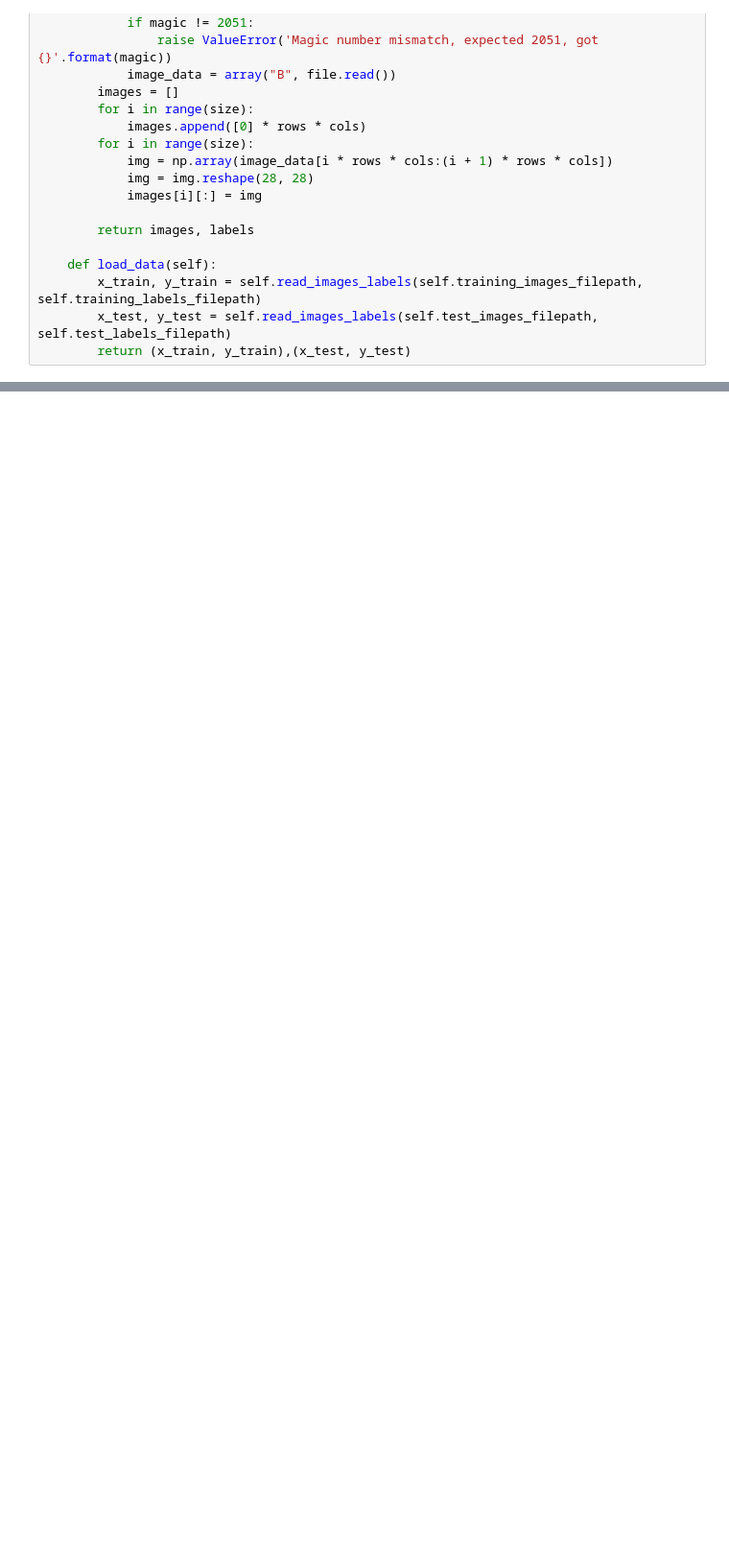
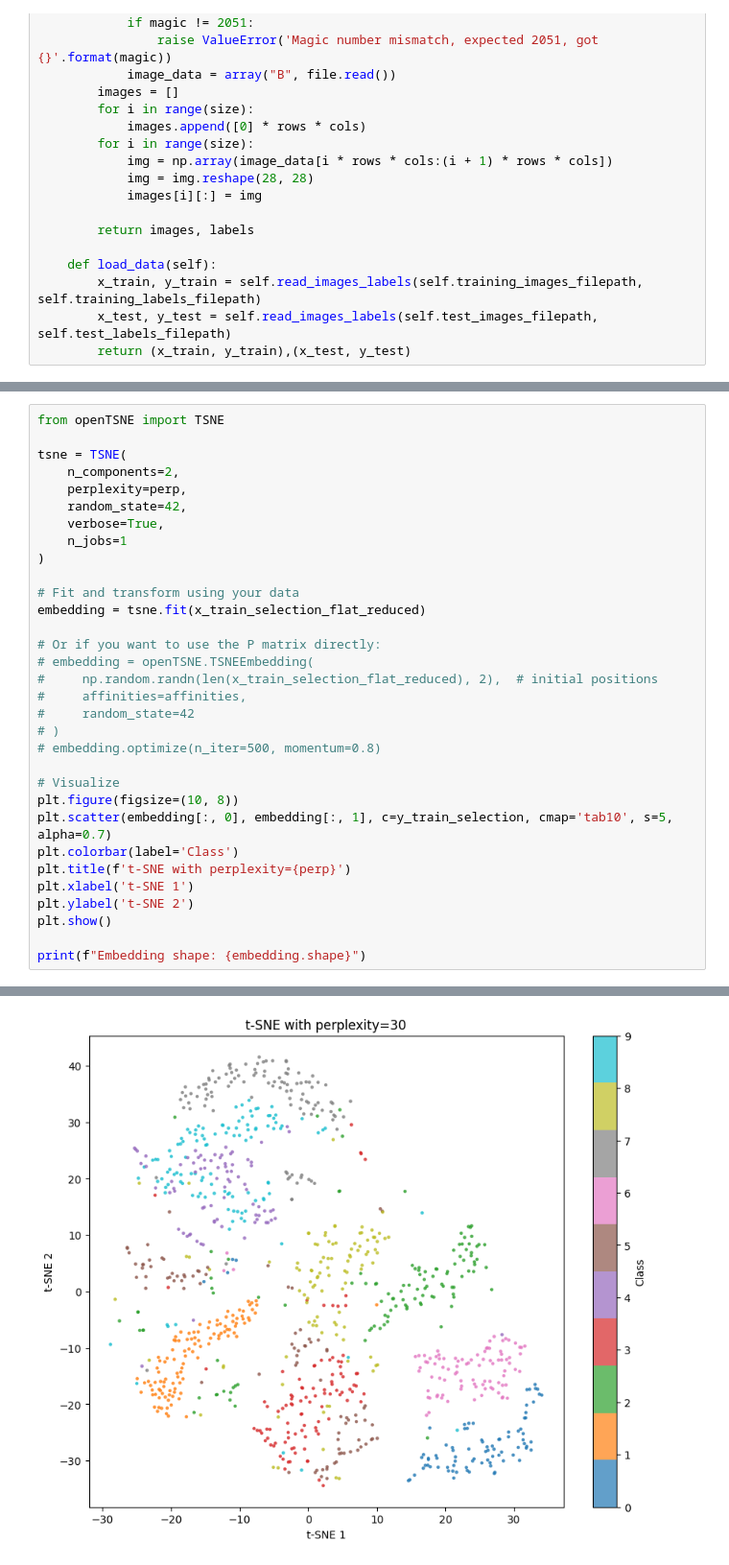
Before and after one commit to LucasFurer/MasterThesisLucas, a Jupyter notebook: MnistLoader.ipynb, the cells around one changed output, grey strips where cells are left out. Shown at 96% size. Saved outputs shown, nothing was run; the diff lists cells and outputs as text; blank space fills up the shorter version.

```diff
--- a/MnistLoader.ipynb
+++ b/MnistLoader.ipynb
@@ -178,0 +312,33 @@ selected data reduced dim:  (1000, 50)
+# %%
+from openTSNE import TSNE
+
+tsne = TSNE(
+    n_components=2,
+    perplexity=perp,
+    random_state=42,
+    verbose=True,
+    n_jobs=1
+)
+
+# Fit and transform using your data
+embedding = tsne.fit(x_train_selection_flat_reduced)
+
+# Or if you want to use the P matrix directly:
+# embedding = openTSNE.TSNEEmbedding(
+#     np.random.randn(len(x_train_selection_flat_reduced), 2),  # initial positions
+#     affinities=affinities,
+#     random_state=42
+# )
+# embedding.optimize(n_iter=500, momentum=0.8)
+
+# Visualize
+plt.figure(figsize=(10, 8))
+plt.scatter(embedding[:, 0], embedding[:, 1], c=y_train_selection, cmap='tab10', s=5, alpha=0.7)
+plt.colorbar(label='Class')
+plt.title(f't-SNE with perplexity={perp}')
+plt.xlabel('t-SNE 1')
+plt.ylabel('t-SNE 2')
+plt.show()
+
+print(f"Embedding shape: {embedding.shape}")
+# %% [output]
@@ -178,0 +362 @@ selected data reduced dim:  (1000, 50)
+[figure, added]
```
Also changed, not shown: parts of 17 cells of this notebook, 8 other files.
